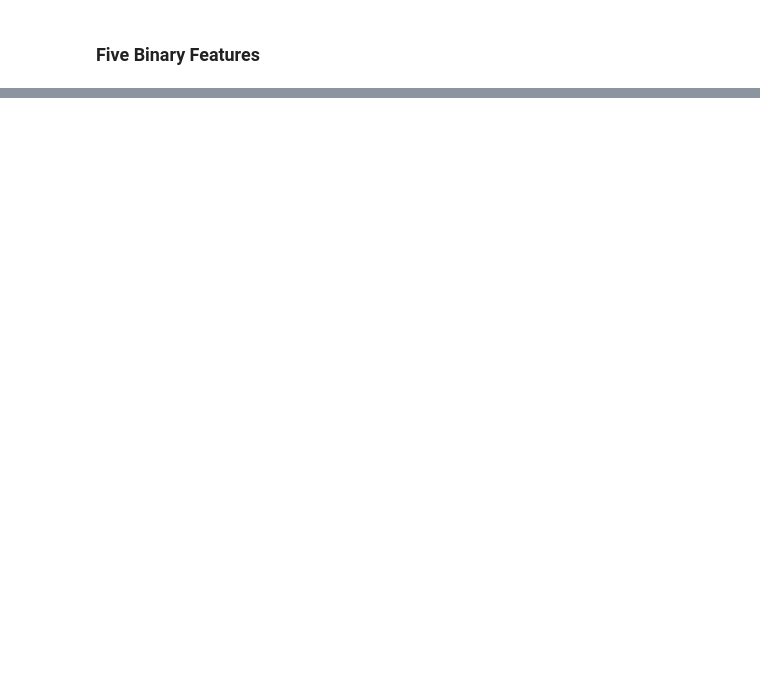
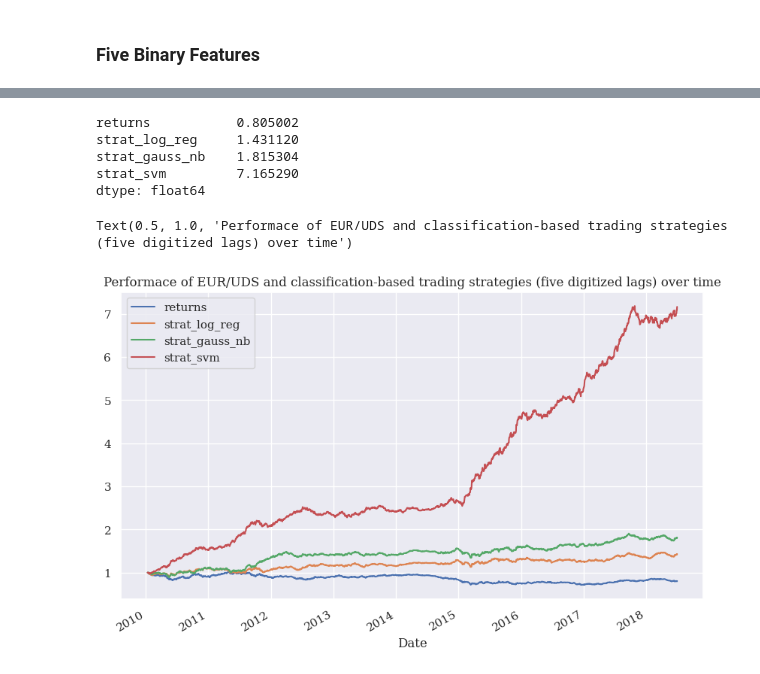
Before and after one commit to ahn283/finance, a Jupyter notebook: python_for_finance/trading_strategy.ipynb, the cells around one changed output, grey strips where cells are left out. Cells and saved outputs as stored; diff of their text form; code cells hidden in the pictures; blank space fills up the shorter version.

```diff
--- a/python_for_finance/trading_strategy.ipynb
+++ b/python_for_finance/trading_strategy.ipynb
@@ -621,0 +709,18 @@ Text(0.5, 1.0, 'Performance of EUR/USD and classification-based trading strategi
+# %%
+fit_models(data)
+derive_positions(data)
+evaluate_strats(data)
+# %%
+data[sel].sum().apply(np.exp)
+# %% [output]
+returns           0.805002
+strat_log_reg     1.431120
+strat_gauss_nb    1.815304
+strat_svm         7.165290
+dtype: float64
+# %%
+data[sel].cumsum().apply(np.exp).plot(figsize=(10, 6))
+plt.title('Performace of EUR/UDS and classification-based trading strategies (five digitized lags) over time')
+# %% [output]
+Text(0.5, 1.0, 'Performace of EUR/UDS and classification-based trading strategies (five digitized lags) over time')
+[figure, added]
```
Also changed, not shown: parts of 83 cells of this notebook, 4 other files.
